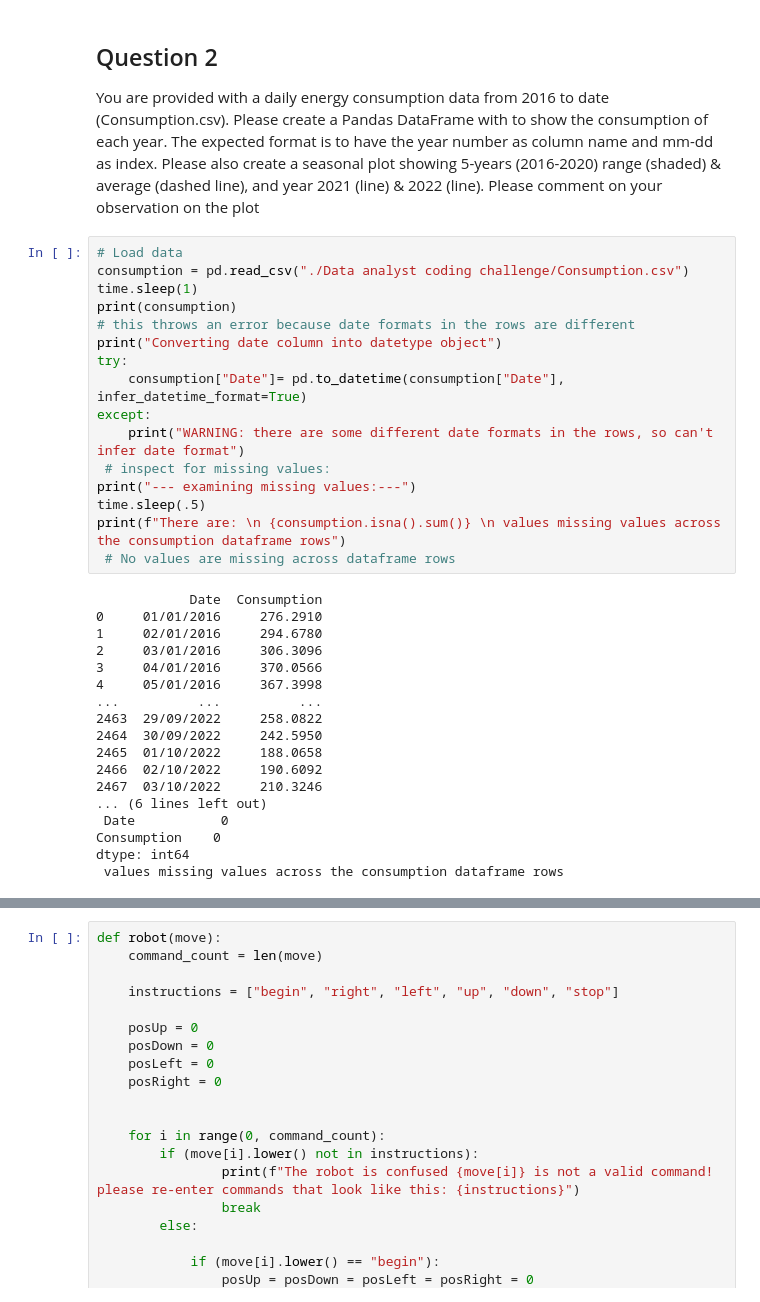
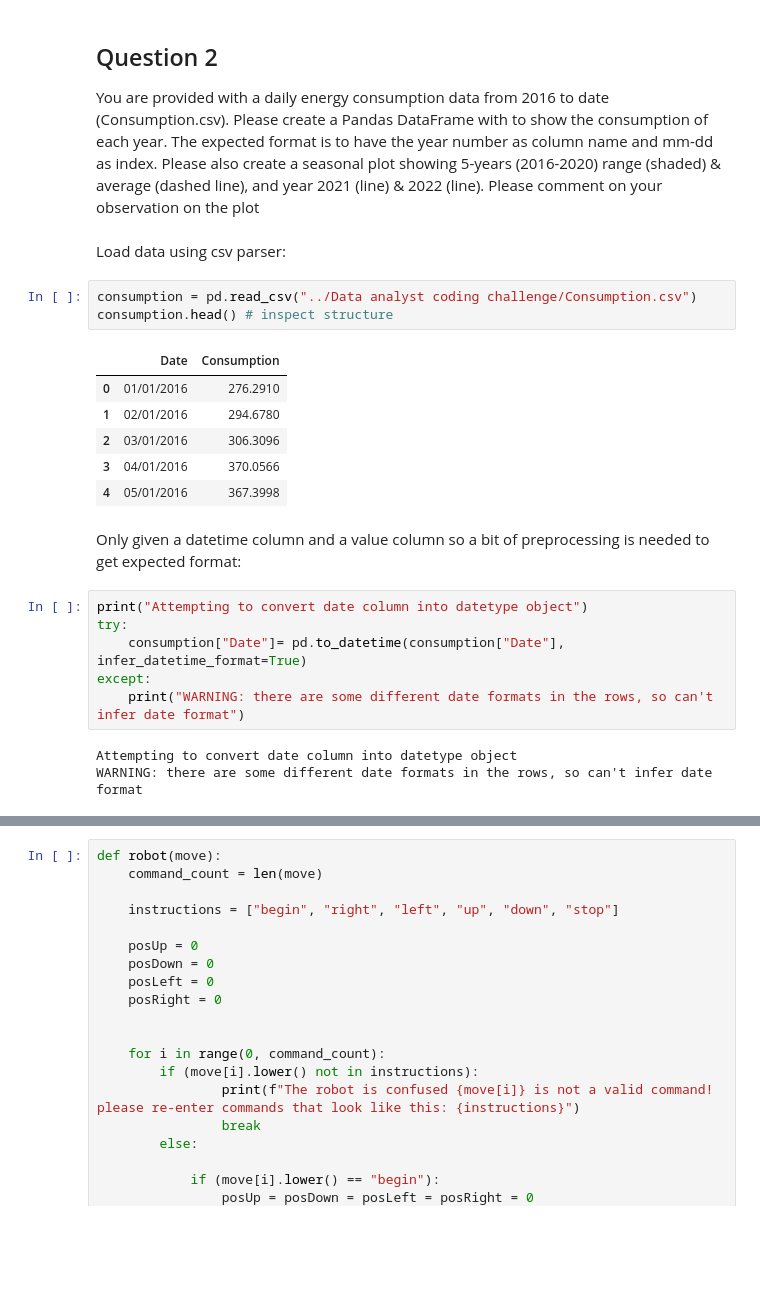
Before and after one commit to PaulWill92/time_series_assessment, a Jupyter notebook: tasks/0-assesment.ipynb, the cells around one changed output, grey strips where cells are left out. Drawn from its saved outputs; the diff is of its cells as text; blank space fills up the shorter version.

```diff
--- a/tasks/0-assesment.ipynb
+++ b/tasks/0-assesment.ipynb
@@ -75,37 +89,26 @@ You are provided with a daily energy consumption data from 2016 to date (Consump
 Please create a Pandas DataFrame with to show the consumption of each year. The expected format is to have the year number as column name and mm-dd as index.
 Please also create a seasonal plot showing 5-years (2016-2020) range (shaded) & average (dashed line), and year 2021 (line) & 2022 (line).
 Please comment on your observation on the plot
+# %% [markdown]
+Load data using csv parser:
+# %%
+consumption = pd.read_csv("../Data analyst coding challenge/Consumption.csv")
+consumption.head() # inspect structure
+# %% [output]
+|  | Date | Consumption |
+| 0 | 01/01/2016 | 276.2910 |
+| 1 | 02/01/2016 | 294.6780 |
+| 2 | 03/01/2016 | 306.3096 |
+| 3 | 04/01/2016 | 370.0566 |
+| 4 | 05/01/2016 | 367.3998 |
+# %% [markdown]
+Only given a datetime column and a value column so a bit of preprocessing is needed to get expected format:
 # %%
-# Load data
-consumption = pd.read_csv("./Data analyst coding challenge/Consumption.csv")
-time.sleep(1)
-print(consumption)
-# this throws an error because date formats in the rows are different
-print("Converting date column into datetype object")
+print("Attempting to convert date column into datetype object")
 try:
     consumption["Date"]= pd.to_datetime(consumption["Date"], infer_datetime_format=True)
 except:
     print("WARNING: there are some different date formats in the rows, so can't infer date format")
- # inspect for missing values:
-print("--- examining missing values:---")
-time.sleep(.5)
-print(f"There are: \n {consumption.isna().sum()} \n values missing values across the consumption dataframe rows")
- # No values are missing across dataframe rows
 # %% [output]
-            Date  Consumption
-0     01/01/2016     276.2910
-1     02/01/2016     294.6780
-2     03/01/2016     306.3096
-3     04/01/2016     370.0566
-4     05/01/2016     367.3998
-...          ...          ...
-2463  29/09/2022     258.0822
-2464  30/09/2022     242.5950
-2465  01/10/2022     188.0658
-2466  02/10/2022     190.6092
-2467  03/10/2022     210.3246
-... (6 lines left out)
- Date           0
-Consumption    0
-dtype: int64
- values missing values across the consumption dataframe rows
+Attempting to convert date column into datetype object
+WARNING: there are some different date formats in the rows, so can't infer date format
```
Also changed, not shown: parts of 44 cells of this notebook, 3 other files.
